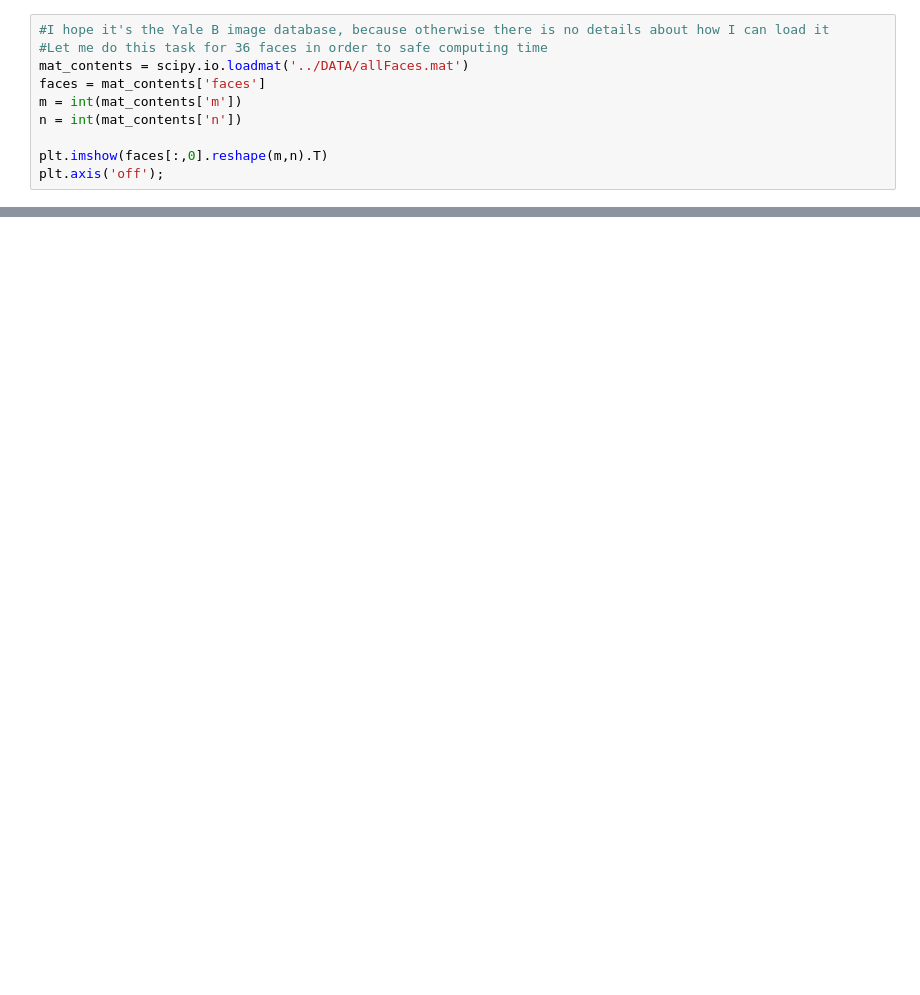
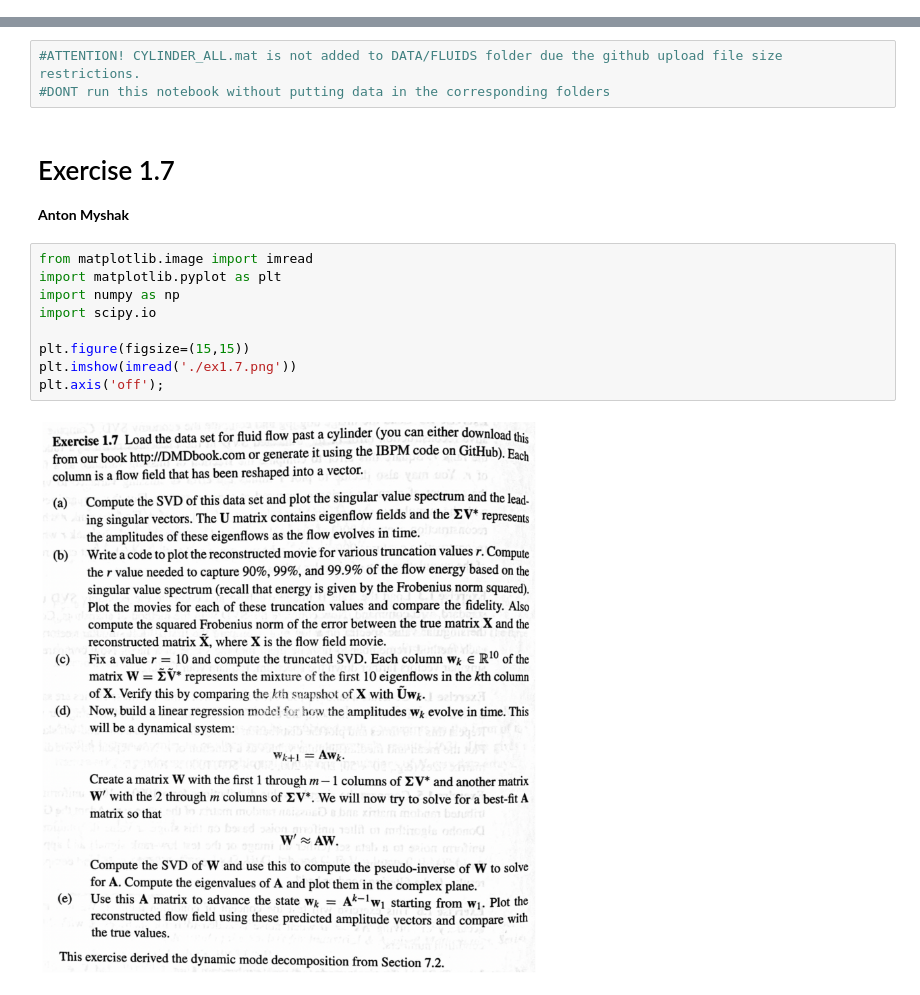
Before and after one commit to Saizt/UH-Pattern-Recognition, a Jupyter notebook: Ex 7/Ex7.ipynb, the cells around one changed output, grey strips where cells are left out. Drawn from its saved outputs; the diff is of its cells as text; blank space fills up the shorter version.

```diff
--- a/Ex 7/Ex7.ipynb
+++ b/Ex 7/Ex7.ipynb
@@ -134,10 +0,0 @@ plt.axis('off');
-# %%
-#I hope it's the Yale B image database, because otherwise there is no details about how I can load it
-#Let me do this task for 36 faces in order to safe computing time
-mat_contents = scipy.io.loadmat('../DATA/allFaces.mat')
-faces = mat_contents['faces']
-m = int(mat_contents['m'])
-n = int(mat_contents['n'])
-
-plt.imshow(faces[:,0].reshape(m,n).T)
-plt.axis('off');
@@ -265,0 +1,18 @@ for i in [50, 200, 500, 1000]:
+# %%
+#ATTENTION! CYLINDER_ALL.mat is not added to DATA/FLUIDS folder due the github upload file size restrictions.
+#DONT run this notebook without putting data in the corresponding folders
+# %% [markdown]
+# Exercise 1.7
+
+**Anton Myshak**
+# %%
+from matplotlib.image import imread
+import matplotlib.pyplot as plt
+import numpy as np
+import scipy.io
+
+plt.figure(figsize=(15,15))
+plt.imshow(imread('./ex1.7.png'))
+plt.axis('off');
+# %% [output]
+[figure, added]
```
Also changed, not shown: parts of 42 cells of this notebook, 1 other file.
